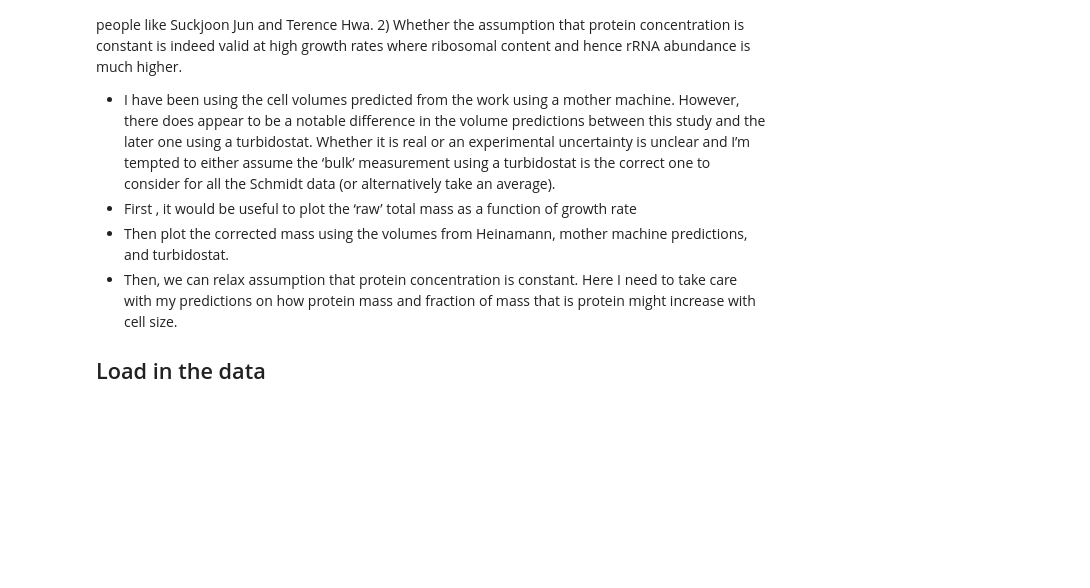
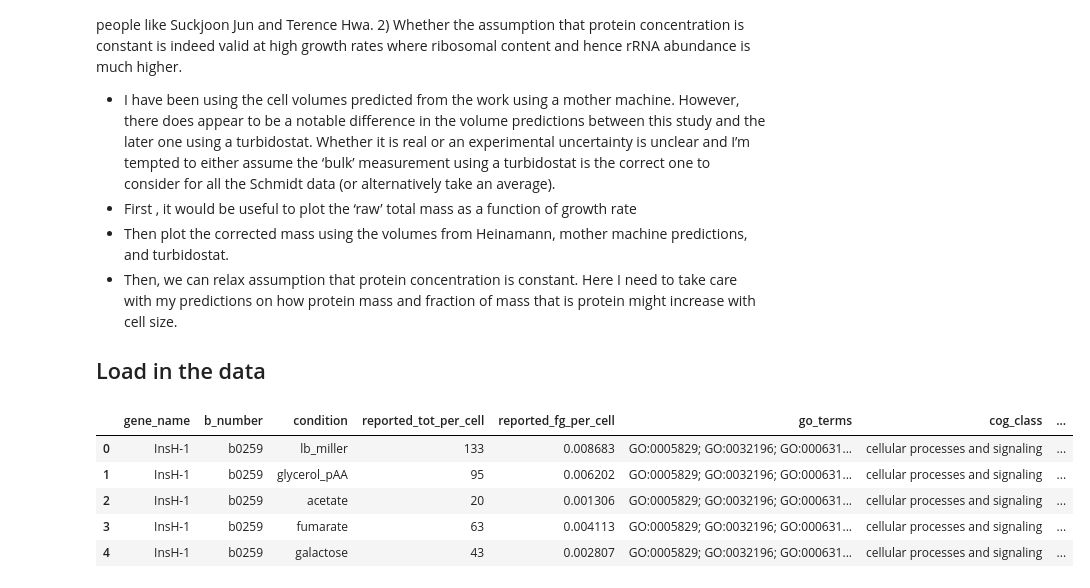
Before and after one commit to RPGroup-PBoC/growth_limits, a Jupyter notebook: code/exploratory/schmidt_mass_corrections_analysis.ipynb, the cells around one changed output. Cells and saved outputs as stored; diff of their text form; code cells hidden in the pictures; blank space fills up the shorter version.

Commit message:
progress on understanding schmidt copy number corrections

```diff
--- a/code/exploratory/schmidt_mass_corrections_analysis.ipynb
+++ b/code/exploratory/schmidt_mass_corrections_analysis.ipynb
@@ -14,3 +24,18 @@ In this notebook we look into one of the corrections that was applied by Schmidt
 - Then, we can relax assumption that protein concentration is constant. Here I need to take care with my predictions on how protein mass and fraction of mass that is protein might increase with cell size.
 
 ## Load in the data
+# %%
+# Load the original schmidt data
+data = pd.read_csv('../../data/schmidt2016_longform_annotated.csv')
+
+# Load the correction details
+schmidt_corr = pd.read_csv('../../data/schmidt2016_raw_data/schmidt2016_correction_factors.csv')
+# %%
+data.head()
+# %% [output]
+|  | gene_name | b_number | condition | reported_tot_per_cell | reported_fg_per_cell | go_terms | cog_class | ... |
+| 0 | InsH-1 | b0259 | lb_miller | 133 | 0.008683 | GO:0005829; GO:0032196; GO:000631... | cellular processes and signaling | ... |
+| 1 | InsH-1 | b0259 | glycerol_pAA | 95 | 0.006202 | GO:0005829; GO:0032196; GO:000631... | cellular processes and signaling | ... |
+| 2 | InsH-1 | b0259 | acetate | 20 | 0.001306 | GO:0005829; GO:0032196; GO:000631... | cellular processes and signaling | ... |
+| 3 | InsH-1 | b0259 | fumarate | 63 | 0.004113 | GO:0005829; GO:0032196; GO:000631... | cellular processes and signaling | ... |
+| 4 | InsH-1 | b0259 | galactose | 43 | 0.002807 | GO:0005829; GO:0032196; GO:000631... | cellular processes and signaling | ... |
```
Also changed, not shown: parts of 14 cells of this notebook.
